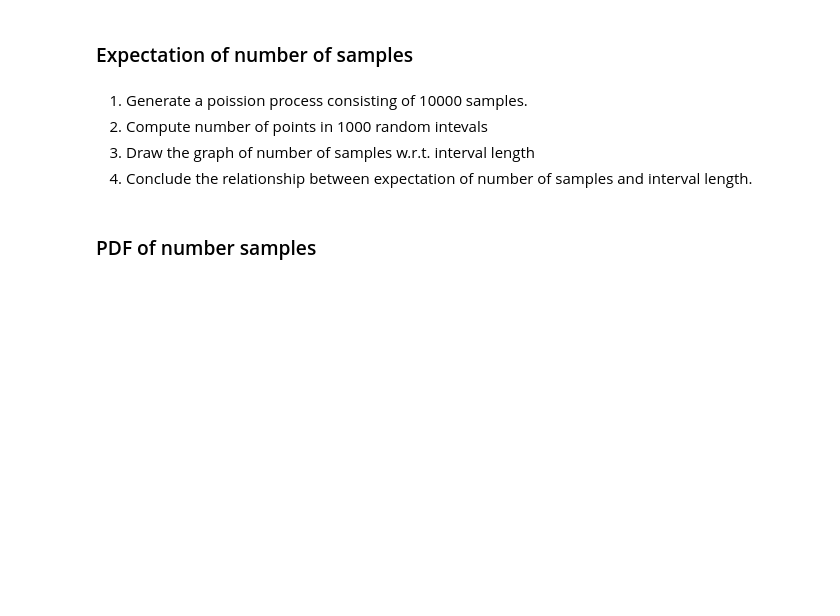
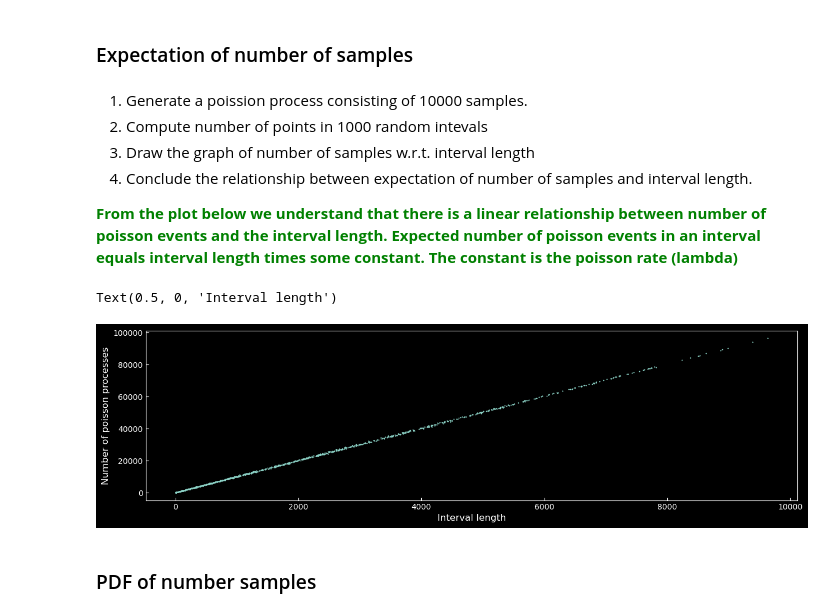
Before and after one commit to mohammadmozafari/stochastic-processes, a Jupyter notebook: hw1/Poisson Process.ipynb, the cells around one changed output. Drawn from its saved outputs; the diff is of its cells as text; code cells hidden in the pictures; blank space fills up the shorter version.

Commit message:
Expectation of number of samples

```diff
--- a/hw1/Poisson Process.ipynb
+++ b/hw1/Poisson Process.ipynb
@@ -45,3 +45,7 @@ plt.show()
 2. Compute number of points in 1000 random intevals
 3. Draw the graph of number of samples w.r.t. interval length
 4. Conclude the relationship between expectation of number of samples and interval length.
+
+<b><span style='color:green'>From the plot below we understand that there is a linear relationship between number of poisson events and the interval length.
+Expected number of poisson events in an interval equals interval length times some constant.
+The constant is the poisson rate (lambda)</span><b>
@@ -50,3 +52,25 @@ plt.show()
+# %%
+X = np.random.exponential(1/l, 10000)
+S = np.cumsum(X)
+
+process_interval = (0, S[-1]+1)
+interval_start = np.random.uniform(process_interval[0], process_interval[1], 1000)
+interval_lengths = []
+counts = []
+for i in range(1000):
+    start = interval_start[i]
+    end = np.random.uniform(start, process_interval[1], 1)[0]
+    count = np.sum((S < end) * (S > start))
+    interval_lengths.append(end - start)
+    counts.append(count)
+
+plt.scatter(counts, interval_lengths, s=1)
+plt.grid(False)
+plt.ylabel('Number of poisson processes')
+plt.xlabel('Interval length')
+# %% [output]
+Text(0.5, 0, 'Interval length')
+[figure, added]
 # %% [markdown]
 ### PDF of number samples
 # %% [markdown]
```
Also changed, not shown: parts of 2 cells of this notebook.
